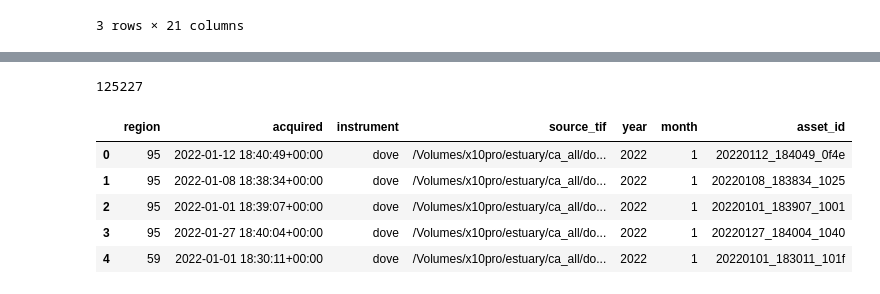
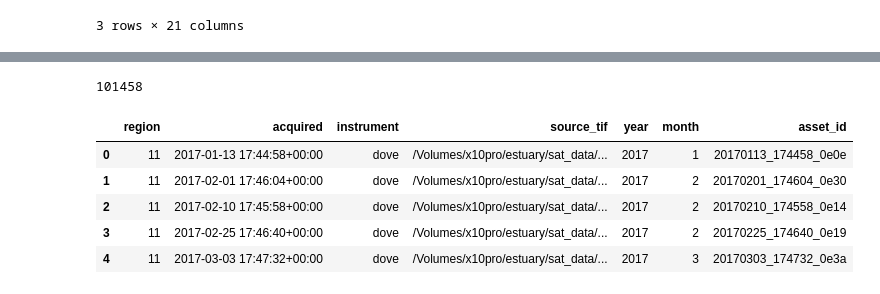
Before and after one commit to kyle-dorman/estuary, a Jupyter notebook: notebooks/ca_sites.ipynb, the cells around one changed output, grey strips where cells are left out. Drawn from its saved outputs; the diff is of its cells as text; code cells hidden in the pictures.

```diff
--- a/notebooks/ca_sites.ipynb
+++ b/notebooks/ca_sites.ipynb
@@ -44,3 +37,28 @@ rect_df.head()
+# %%
+all_ss = []
+for base in [
+    Path("/Volumes/x10pro/estuary/skysat/results"),
+]:
+    for pth in base.glob("*/*/files/*pansharpened_clip.tif"):
+        name = pth.stem
+        region = int(pth.parent.parent.name)
+        if region not in gdf.index:
+            continue
+        adate, atime = list(map(int, name.split("_")[:2]))
+        dt = datetime.strptime(f"{adate} {atime:06d}", "%Y%m%d %H%M%S")
+        all_ss.append({"region": region, "acquired": dt, "instrument": "skysat", "source_tif": pth})
+
+all_ss_df = pd.DataFrame(all_ss)
+all_ss_df["year"] = all_ss_df.acquired.dt.year
+all_ss_df["month"] = all_ss_df.acquired.dt.month
+all_ss_df["acquired"] = pd.to_datetime(all_ss_df["acquired"], errors="coerce").dt.tz_localize("UTC")
+all_ss_df["asset_id"] = all_ss_df.source_tif.apply(
+    lambda p: Path(p).name.split("_pansharpened_")[0]
+)
+
+print(len(all_ss_df))
+
+all_ss_df.head()
 # %%
 ss_labels = pd.read_csv("/Volumes/x10pro/estuary/skysat/labels.csv")
 ss_labels["acquired"] = pd.to_datetime(ss_labels["acquired"], errors="coerce").dt.tz_localize(
@@ -104,40 +118,42 @@ dove_df.head()
 # %%
 all_dove = []
 for base in [
-    Path("/Volumes/x10pro/estuary/ca_all/dove/results"),
-    Path("/Volumes/x10pro/estuary/ca_all/superdove/results"),
+    Path("/Volumes/x10pro/estuary/sat_data/dove/results"),
+    Path("/Volumes/x10pro/estuary/sat_data/superdove/results"),
 ]:
     for pth in base.glob("*/*/*/files/*SR*clip.tif"):
         name = pth.stem
         region = int(pth.parent.parent.name)
         if region not in gdf.index:
             continue
         adate, atime = list(map(int, name.split("_")[:2]))
         dt = datetime.strptime(f"{adate} {atime:06d}", "%Y%m%d %H%M%S")
         instrument = base.parent.name
         all_dove.append(
             {"region": region, "acquired": dt, "instrument": instrument, "source_tif": pth}
         )
 
 all_dove_df = pd.DataFrame(all_dove)
 all_dove_df["year"] = all_dove_df.acquired.dt.year
 all_dove_df["month"] = all_dove_df.acquired.dt.month
-all_dove_df["acquired"] = pd.to_datetime(all_dove_df["acquired"], errors="coerce").dt.tz_localize(
-    "UTC"
-)
+all_dove_df["acquired"] = pd.to_datetime(all_dove_df["acquired"], errors="coerce", utc=True)
 all_dove_df["asset_id"] = all_dove_df.source_tif.apply(lambda p: Path(p).name.split("_3B_")[0])
 
 print(len(all_dove_df))
 
+all_dove_df = all_dove_df.sort_values(by=["region", "acquired"]).reset_index(drop=True)
+
+# all_dove_df.to_csv("/Volumes/x10pro/estuary/results_data/all_regions_timeseries.csv", index=False)
+
 all_dove_df.head()
 # %% [output]
-125227
+101458
 |  | region | acquired | instrument | source_tif | year | month | asset_id |
-| 0 | 95 | 2022-01-12 18:40:49+00:00 | dove | /Volumes/x10pro/estuary/ca_all/do... | 2022 | 1 | 20220112_184049_0f4e |
-| 1 | 95 | 2022-01-08 18:38:34+00:00 | dove | /Volumes/x10pro/estuary/ca_all/do... | 2022 | 1 | 20220108_183834_1025 |
-| 2 | 95 | 2022-01-01 18:39:07+00:00 | dove | /Volumes/x10pro/estuary/ca_all/do... | 2022 | 1 | 20220101_183907_1001 |
-| 3 | 95 | 2022-01-27 18:40:04+00:00 | dove | /Volumes/x10pro/estuary/ca_all/do... | 2022 | 1 | 20220127_184004_1040 |
-| 4 | 59 | 2022-01-01 18:30:11+00:00 | dove | /Volumes/x10pro/estuary/ca_all/do... | 2022 | 1 | 20220101_183011_101f |
+| 0 | 11 | 2017-01-13 17:44:58+00:00 | dove | /Volumes/x10pro/estuary/sat_data/... | 2017 | 1 | 20170113_174458_0e0e |
+| 1 | 11 | 2017-02-01 17:46:04+00:00 | dove | /Volumes/x10pro/estuary/sat_data/... | 2017 | 2 | 20170201_174604_0e30 |
+| 2 | 11 | 2017-02-10 17:45:58+00:00 | dove | /Volumes/x10pro/estuary/sat_data/... | 2017 | 2 | 20170210_174558_0e14 |
+| 3 | 11 | 2017-02-25 17:46:40+00:00 | dove | /Volumes/x10pro/estuary/sat_data/... | 2017 | 2 | 20170225_174640_0e19 |
+| 4 | 11 | 2017-03-03 17:47:32+00:00 | dove | /Volumes/x10pro/estuary/sat_data/... | 2017 | 3 | 20170303_174732_0e3a |
 # %%
 # --- Params ---
 nth = 6  # show every nth month label
```
Also changed, not shown: parts of 28 cells of this notebook, 33 other files.
